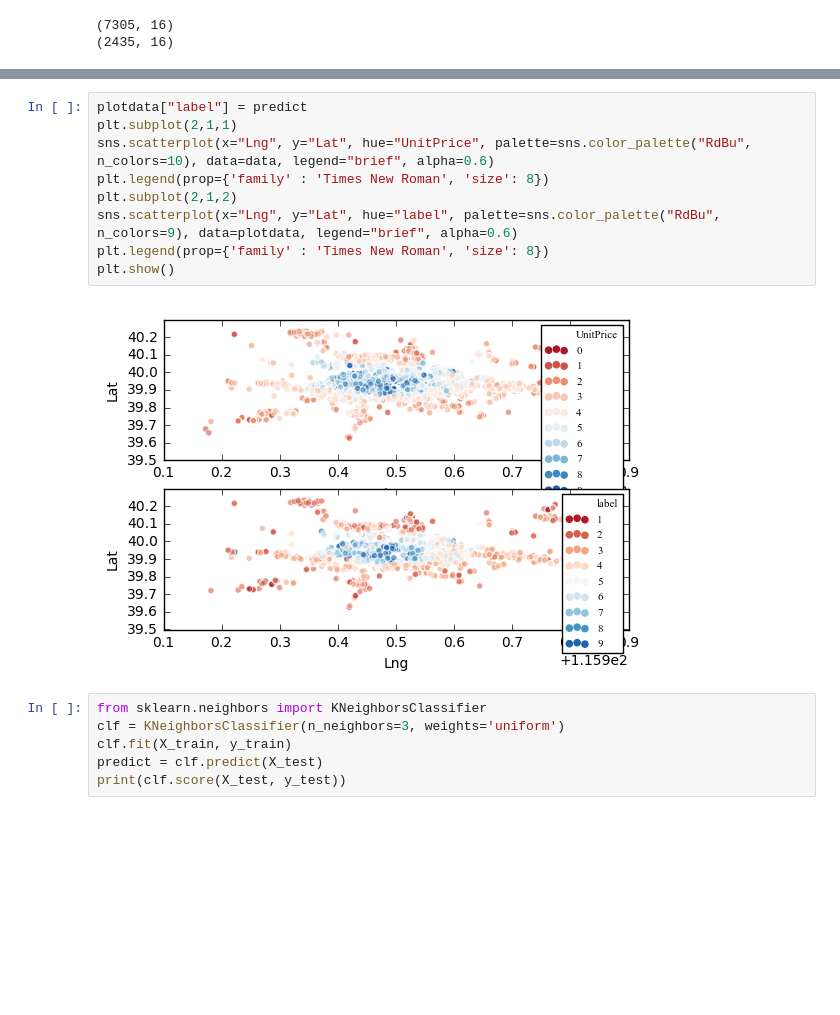
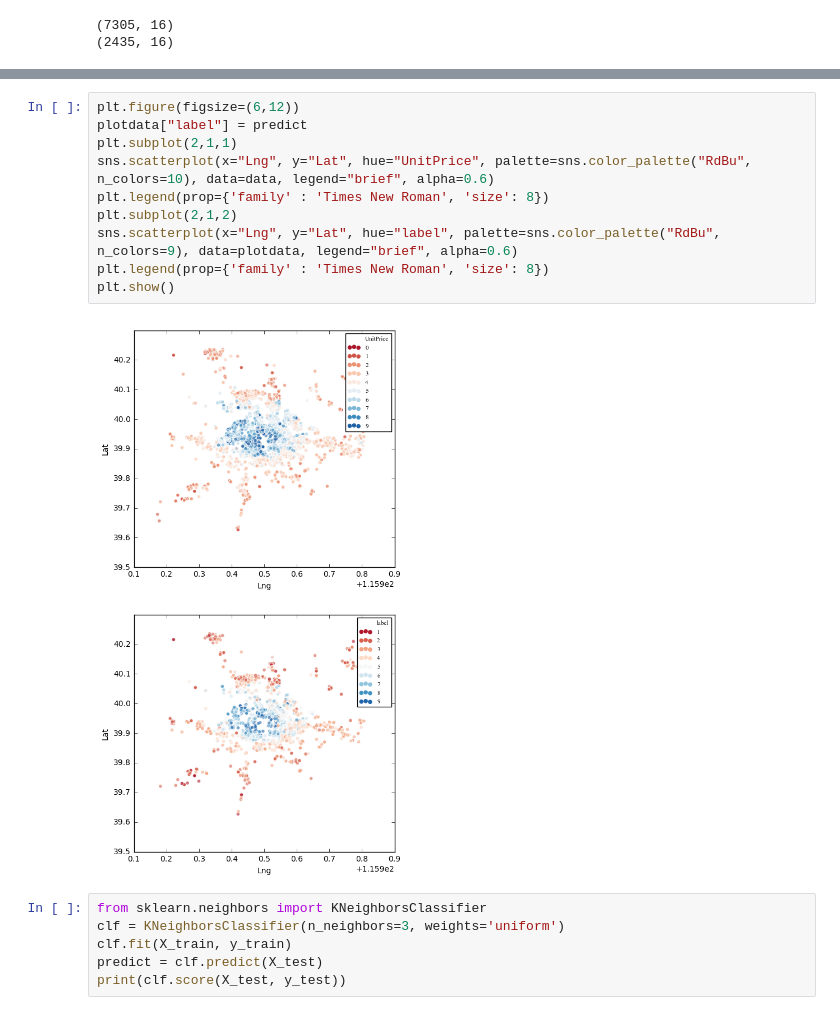
Before and after one commit to SEANHXE/EECS731-Data-Science, a Jupyter notebook: DS Project/demo.ipynb, the cells around one changed output, grey strips where cells are left out. Saved outputs shown, nothing was run; the diff lists cells and outputs as text; blank space fills up the shorter version.

```diff
--- a/DS Project/demo.ipynb
+++ b/DS Project/demo.ipynb
@@ -128,14 +129,15 @@ print(clf.score(X_test, y_test))
 # %%
+plt.figure(figsize=(6,12))
 plotdata["label"] = predict
 plt.subplot(2,1,1)
 sns.scatterplot(x="Lng", y="Lat", hue="UnitPrice", palette=sns.color_palette("RdBu", n_colors=10), data=data, legend="brief", alpha=0.6)
 plt.legend(prop={'family' : 'Times New Roman', 'size': 8})
 plt.subplot(2,1,2)
 sns.scatterplot(x="Lng", y="Lat", hue="label", palette=sns.color_palette("RdBu", n_colors=9), data=plotdata, legend="brief", alpha=0.6)
 plt.legend(prop={'family' : 'Times New Roman', 'size': 8})
 plt.show()
 # %% [output]
-[figure, old version]
+[figure, new version]
 # %%
 from sklearn.neighbors import KNeighborsClassifier
 clf = KNeighborsClassifier(n_neighbors=3, weights='uniform')
```
Also changed, not shown: parts of 11 cells of this notebook, 1 other file.
